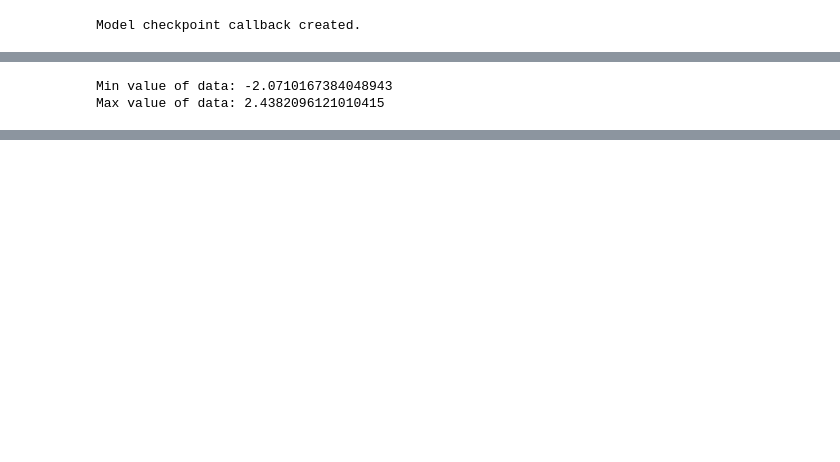
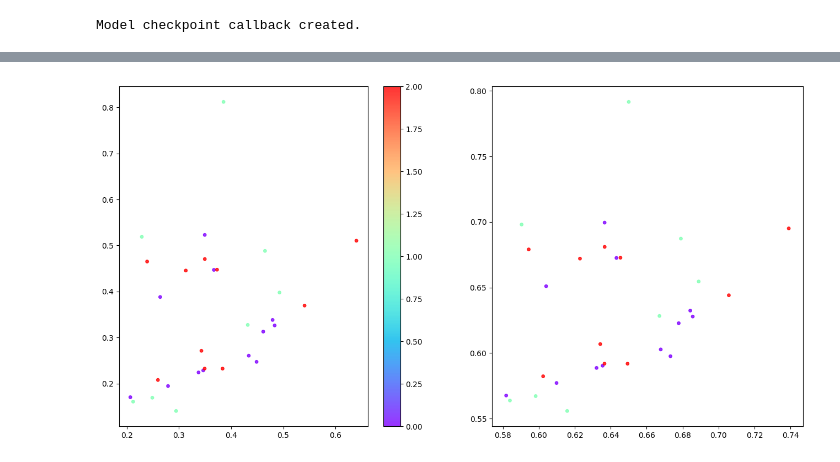
Before and after one commit to faduzin/representation-learning-vae, a Jupyter notebook: notebooks/02_vae_analysis.ipynb, the cells around one changed output, grey strips where cells are left out. Drawn from its saved outputs; the diff is of its cells as text; code cells hidden in the pictures; blank space fills up the shorter version.

Commit message:
Iris complete training and analysis

```diff
--- a/notebooks/02_vae_analysis.ipynb
+++ b/notebooks/02_vae_analysis.ipynb
@@ -76,6 +76,6 @@ Model: "decoder"
 # %%
 vae = VAE(encoder, decoder, beta=0.1)
 # %%
-optimizer = optimizer_adam(lr=0.0005)
+optimizer = optimizer_adam(lr=0.0003)
 vae.compile(optimizer=optimizer)
 # %% [output]
@@ -120,6 +120,3 @@ plot_loss(loss_tracker)
-# %%
-print(f"Min value of data: {X_train.min()}")
-print(f"Max value of data: {X_train.max()}")
-# %% [output]
-Min value of data: -2.0710167384048943
-Max value of data: 2.4382096121010415
+# %%
+plot_latent_space(vae, X_test, y_test)
+# %% [output]
@@ -125,0 +124 @@ Max value of data: 2.4382096121010415
+[figure, added]
```
Also changed, not shown: parts of 8 cells of this notebook.
